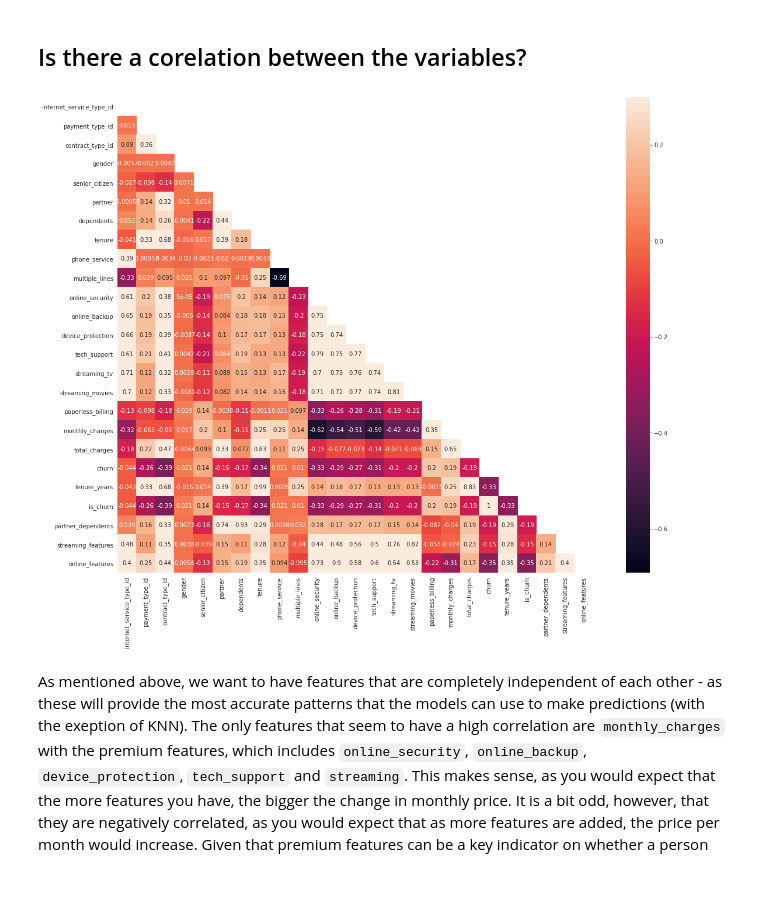
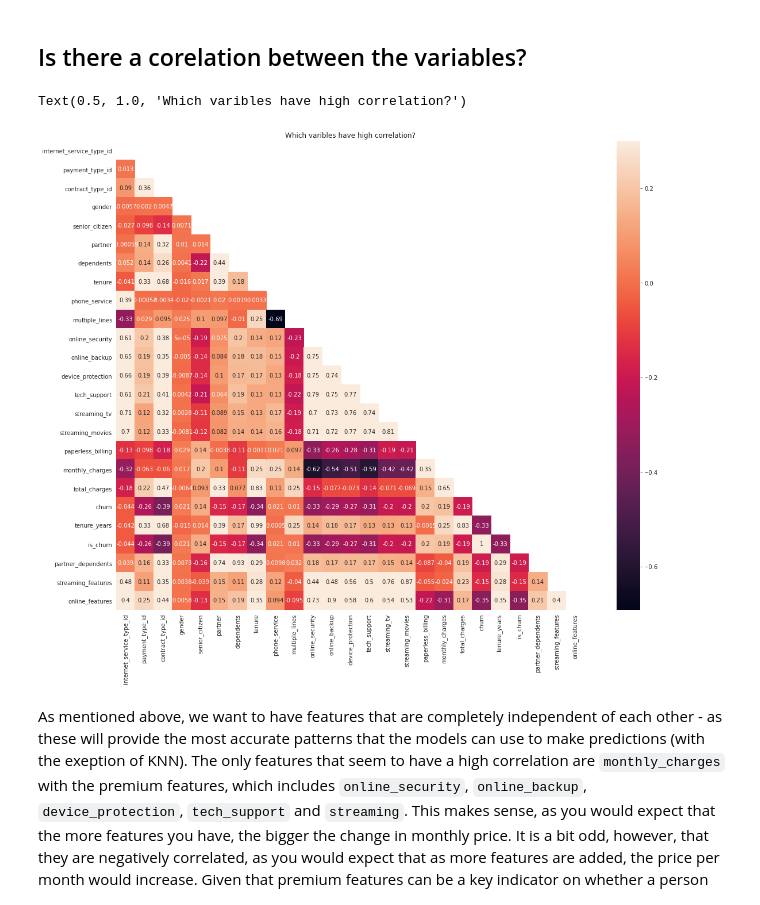
Before and after one commit to Rooster-Warrior/analyzing-customer-churn, a Jupyter notebook: final_notebook.ipynb, the cells around one changed output. Drawn from its saved outputs; the diff is of its cells as text; code cells hidden in the pictures.

Commit message:
added title to heatmap

```diff
--- a/final_notebook.ipynb
+++ b/final_notebook.ipynb
@@ -238,11 +238,13 @@ Looking at the distribution of the data, we can see that most of the data is not
 # %%
 mask = np.zeros_like(train.corr())
 mask[np.triu_indices_from(mask)] = True
 with sns.axes_style("white"):
      f, ax = plt.subplots(figsize=(20, 15))
      ax = sns.heatmap(train.corr(), mask=mask, vmax=.3, square=True, annot=True)
+plt.title("Which varibles have high correlation?")
 # %% [output]
+Text(0.5, 1.0, 'Which varibles have high correlation?')
-[figure, old version]
+[figure, new version]
 # %% [markdown]
 As mentioned above, we want to have features that are completely independent of each other - as these will provide the most accurate patterns that the models can use to make predictions (with the exeption of KNN). The only features that seem to have a high correlation are `monthly_charges` with the premium features, which includes `online_security`, `online_backup`, `device_protection`, `tech_support` and `streaming`. This makes sense, as you would expect that the more features you have, the bigger the change in monthly price. It is a bit odd, however, that they are negatively correlated, as you would expect that as more features are added, the price per month would increase. Given that premium features can be a key indicator on whether a person might churn, we will do a pearson's r correlation test to see if the variables are independent of each other or not.
 # %% [markdown]
```
Also changed, not shown: parts of 1 cell of this notebook.
